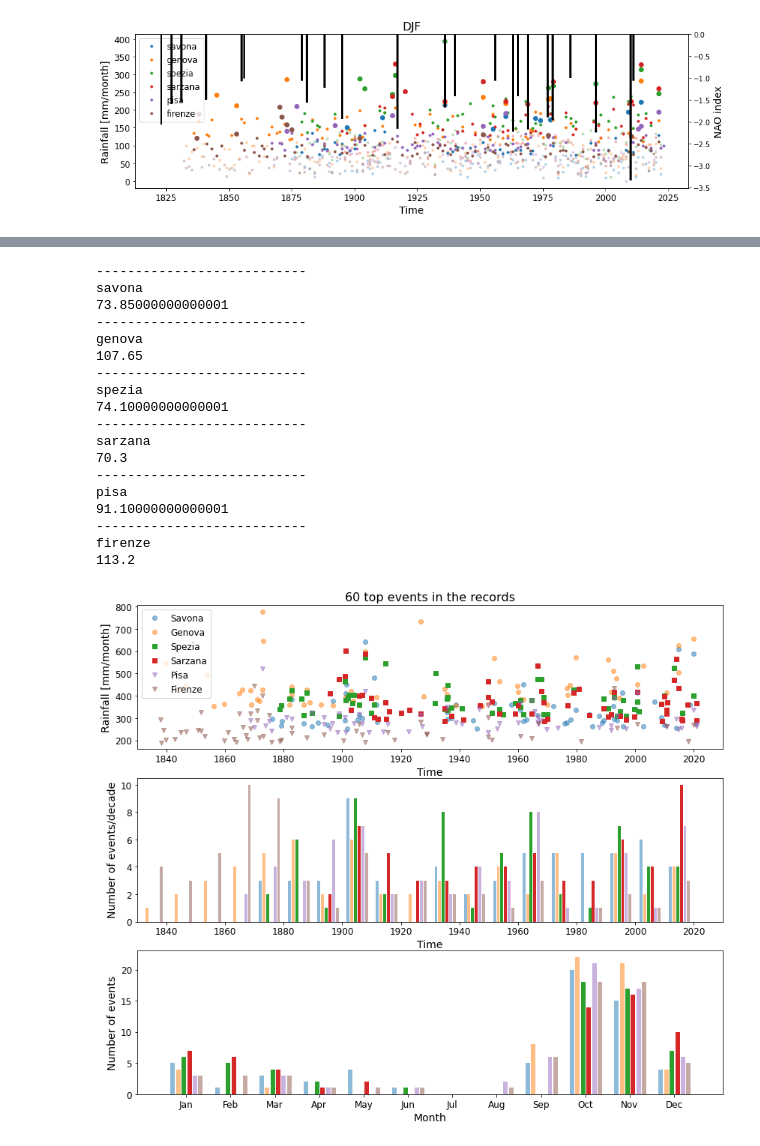
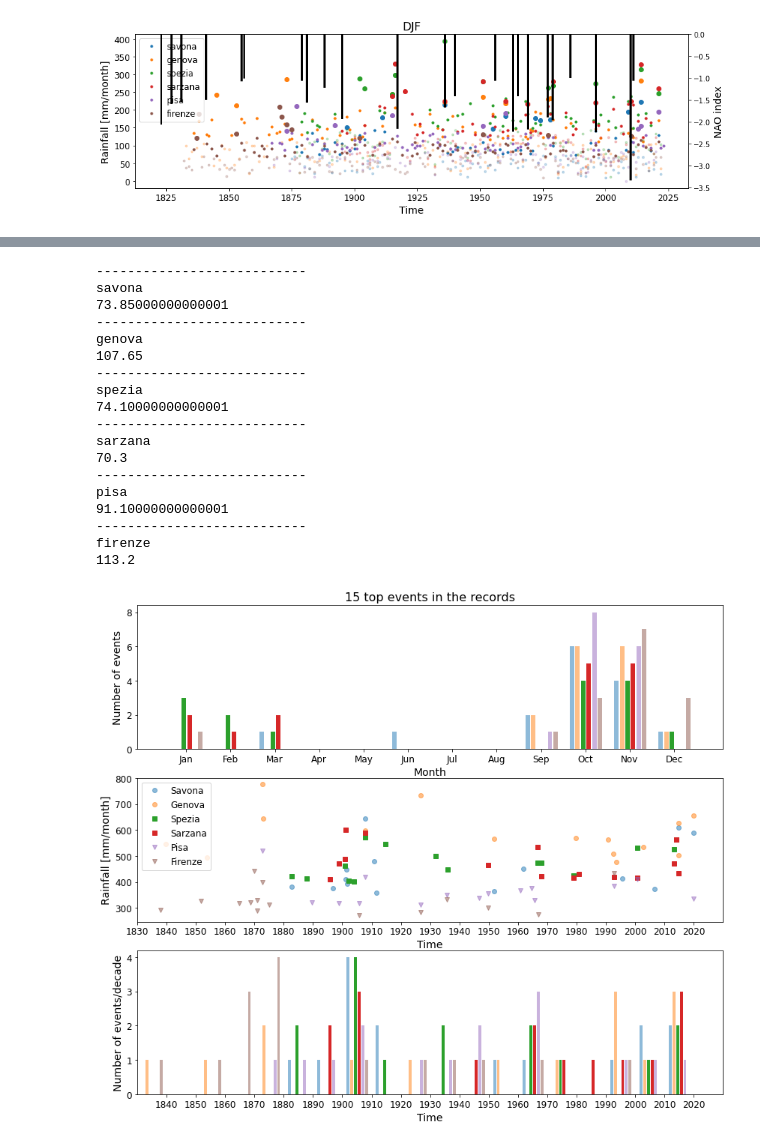
Before and after one commit to agonmer/magra_rainfall, a Jupyter notebook: rainfall_series.ipynb, the cells around one changed output, grey strips where cells are left out. Saved outputs shown, nothing was run; the diff lists cells and outputs as text; code cells hidden in the pictures.

Commit message:
updates on the figures (svg and topevents)

```diff
--- a/rainfall_series.ipynb
+++ b/rainfall_series.ipynb
@@ -96,11 +96,11 @@ def get_nao_month(label_month):
 # %%
 # v2 data
 case_study = 'firenze'; title_str = 'Firenze'
-case_study = 'genova'; title_str = 'Genova'
-case_study = 'pisa'; title_str = 'Pisa'
-case_study = 'sarzana'; title_str = 'Sarzana'
-case_study = 'savona'; title_str = 'Savona'
-case_study = 'spezia'; title_str = 'Spezia'
+#case_study = 'genova'; title_str = 'Genova'
+#case_study = 'pisa'; title_str = 'Pisa'
+#case_study = 'sarzana'; title_str = 'Sarzana'
+#case_study = 'savona'; title_str = 'Savona'
+#case_study = 'spezia'; title_str = 'Spezia'
 
 path2data = './data/'
 # %%
@@ -653,6 +651,9 @@ NameError: name 'path2data' is not defined
 # %%
 # Get for each station the 60 most intense events (over the entire record) and plot them simultaneaously.
 # Identify their season and their monthly NAO index.
+
+import matplotlib.dates as mdates
+from matplotlib.dates import DateFormatter
 
 case_list = ['savona','genova','spezia','sarzana','pisa','firenze']
 city_list = ['Savona','Genova','Spezia','Sarzana','Pisa','Firenze']
@@ -660,9 +661,9 @@ marker_list = ['o','o','s','s','v','v']
 alpha_list = [0.5,0.5,1,1,0.5,0.5]
 label_month = ['Jan','Feb','Mar','Apr','May','Jun','Jul','Aug','Sep','Oct','Nov','Dec']
 
-fig, (ax1,ax3,ax2)= plt.subplots(3,1,figsize=(14,12))
+fig, (ax2,ax1,ax3)= plt.subplots(3,1,figsize=(14,12))
 cc = 0
-Ntop = 60 # Choose here the number of top values to select!
+Ntop = 15 # Choose here the number of top values to select!
 
 for case in case_list:
     print('---------------------------')
@@ -701,47 +702,52 @@ for case in case_list:
 
     cc += 1
 
+ax2.set_title(f'{Ntop} top events in the records',fontsize=16)
+date_format = DateFormatter("%Y")
+
 ax1.legend(fontsize=12)
 ax1.set_ylabel('Rainfall [mm/month]',fontsize=14)
 ax1.set_xlabel('Time',fontsize=14)
-ax1.set_title(f'{Ntop} top events in the records',fontsize=16)
 ax1.tick_params(axis='both',labelsize=12)
 ax1.set_xlim([np.datetime64('1830-01-01'),np.datetime64('2030-01-01')])
+ax1.set_xticks(np.arange(np.datetime64('1830'),np.datetime64('2030'),np.timedelta64(10,'Y')))
+ax1.xaxis.set_major_formatter(date_format)
 
 ax2.set_ylabel('Number of events',fontsize=14)
 ax2.set_xlabel('Month',fontsize=14)
 ax2.set_xticks(np.arange(1,13,1))
 ax2.set_xticklabels(label_month)
 ax2.tick_params(axis='both', labelsize=12)
 
 ax3.set_ylabel('Number of events/decade',fontsize=14)
 ax3.set_xlabel('Time',fontsize=14)
 ax3.tick_params(axis='both', labelsize=12)
 ax3.set_xlim([1830,2030])
-ax3.set_xticks(np.arange(1840,2040,20))
+ax3.set_xticks(np.arange(1840,2030,10))
 #ax3.set_xticklabels(label_month)
 
 plt.savefig(f'./figures/top{Ntop}_events.png',bbox_inches = 'tight')
+plt.savefig(f'./figures/top{Ntop}_events.svg',bbox_inches = 'tight')
 # %% [output]
 ---------------------------
 savona
 73.85000000000001
 ---------------------------
 genova
 107.65
 ---------------------------
 spezia
 74.10000000000001
 ---------------------------
 sarzana
 70.3
 ---------------------------
 pisa
 91.10000000000001
 ---------------------------
 firenze
 113.2
-[figure, old version]
+[figure, new version]
 # %%
 time_top
 # %%
```
Also changed, not shown: parts of 21 cells of this notebook.
